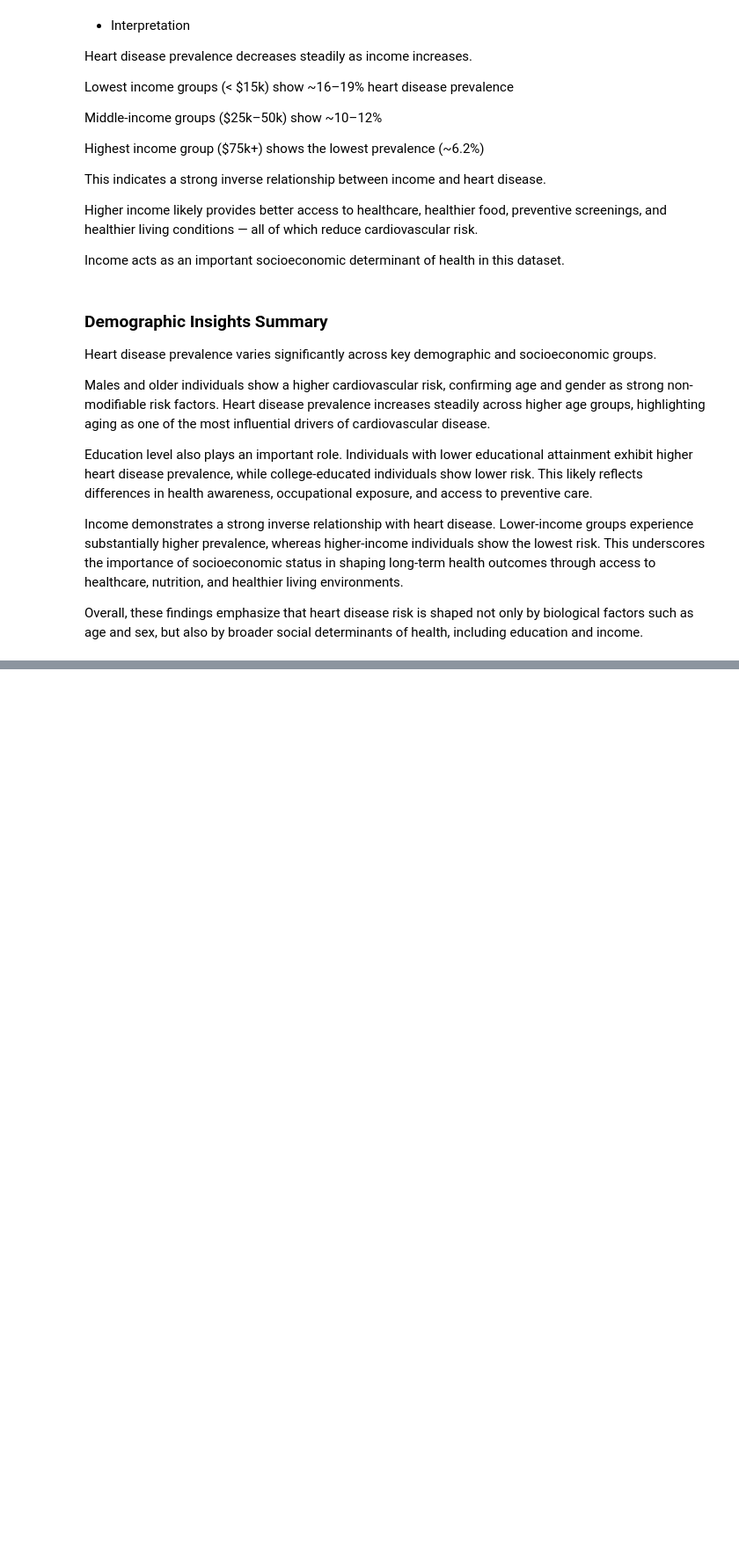
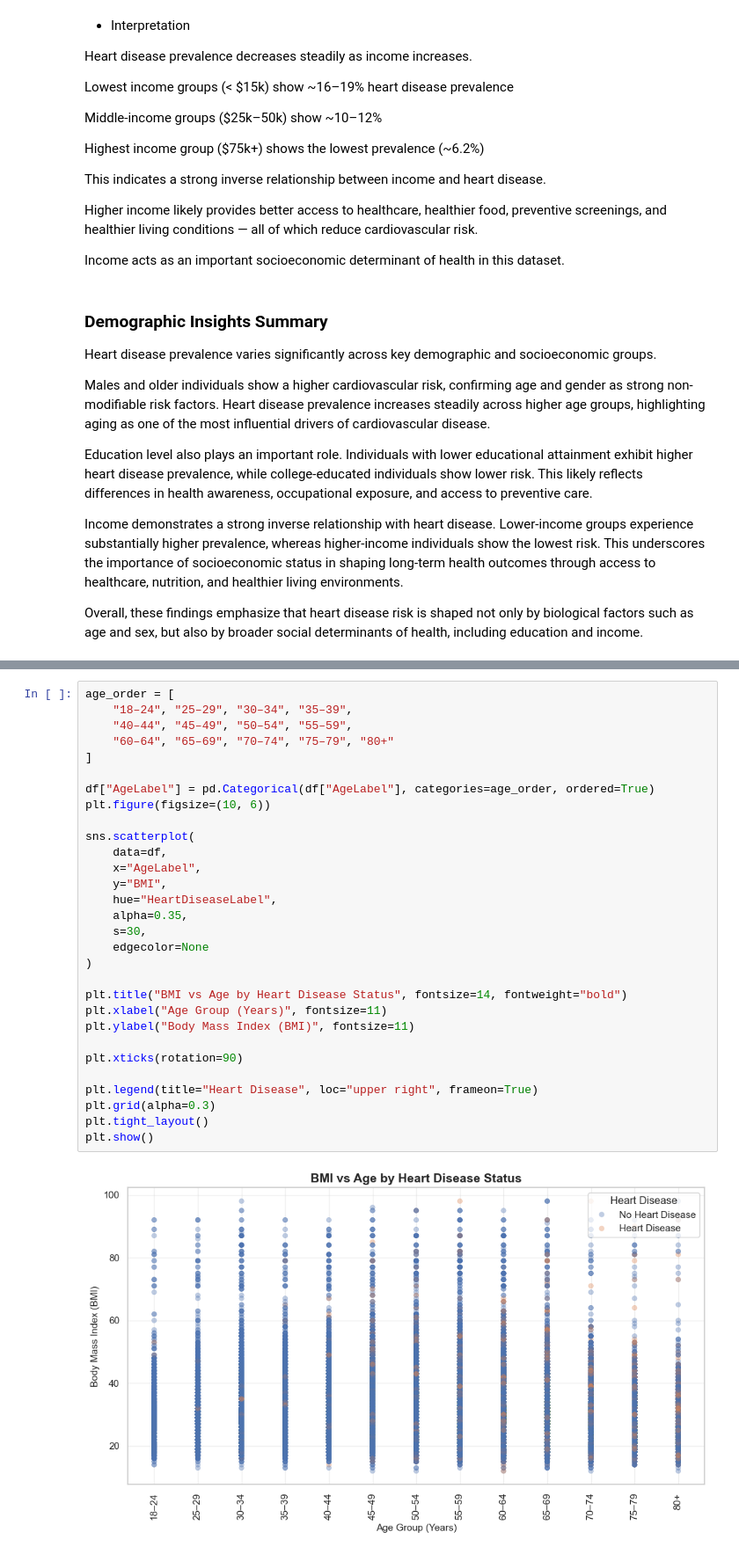
Before and after one commit to 9yearsleft/Heart_Disease_EDA_Jyoti_Prakash, a Jupyter notebook: EDA_Heart_Disease_Jyoti_Prakash_Das.ipynb, the cells around one changed output, grey strips where cells are left out. Shown at 88% size. Saved outputs shown, nothing was run; the diff lists cells and outputs as text; blank space fills up the shorter version.

```diff
--- a/EDA_Heart_Disease_Jyoti_Prakash_Das.ipynb
+++ b/EDA_Heart_Disease_Jyoti_Prakash_Das.ipynb
@@ -1507,0 +1539,32 @@ Overall, these findings emphasize that heart disease risk is shaped not only by
+# %%
+age_order = [
+    "18–24", "25–29", "30–34", "35–39",
+    "40–44", "45–49", "50–54", "55–59",
+    "60–64", "65–69", "70–74", "75–79", "80+"
+]
+
+df["AgeLabel"] = pd.Categorical(df["AgeLabel"], categories=age_order, ordered=True)
+plt.figure(figsize=(10, 6))
+
+sns.scatterplot(
+    data=df,
+    x="AgeLabel",
+    y="BMI",
+    hue="HeartDiseaseLabel",
+    alpha=0.35,
+    s=30,
+    edgecolor=None
+)
+
+plt.title("BMI vs Age by Heart Disease Status", fontsize=14, fontweight="bold")
+plt.xlabel("Age Group (Years)", fontsize=11)
+plt.ylabel("Body Mass Index (BMI)", fontsize=11)
+
+plt.xticks(rotation=90)
+
+plt.legend(title="Heart Disease", loc="upper right", frameon=True)
+plt.grid(alpha=0.3)
+plt.tight_layout()
+plt.show()
+# %% [output]
+[figure, added]
```
Also changed, not shown: parts of 16 cells of this notebook.
